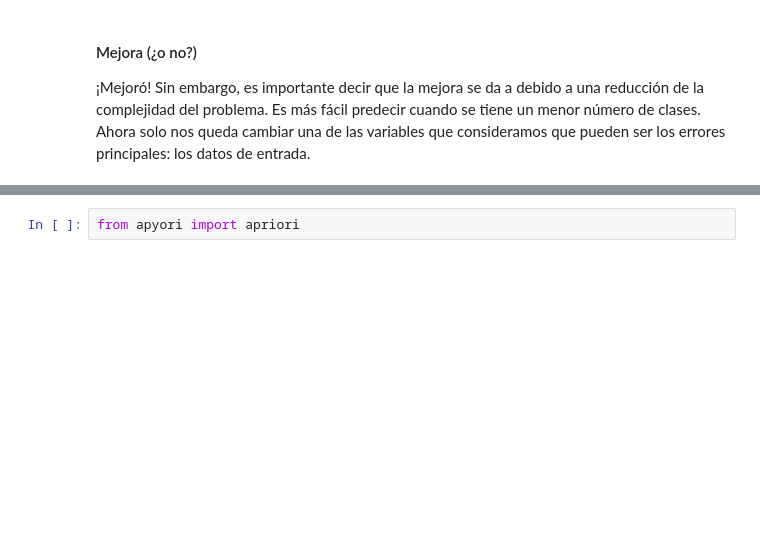
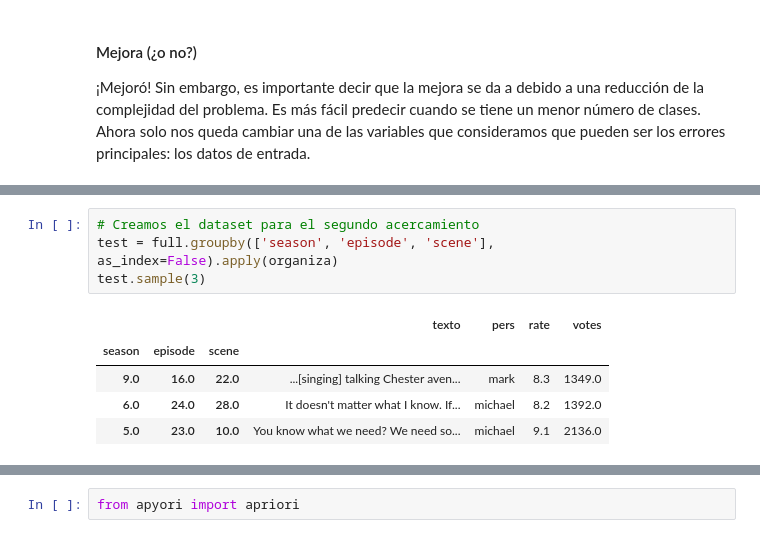
Before and after one commit to jpneg/script-decisions, a Jupyter notebook: texto.ipynb, the cells around one changed output, grey strips where cells are left out. Saved outputs shown, nothing was run; the diff lists cells and outputs as text; blank space fills up the shorter version.

```diff
--- a/texto.ipynb
+++ b/texto.ipynb
@@ -830,0 +851,10 @@ array([[3, 7],
+# %%
+# Creamos el dataset para el segundo acercamiento
+test = full.groupby(['season', 'episode', 'scene'], as_index=False).apply(organiza)
+test.sample(3)
+# %% [output]
+|  |  |  | texto | pers | rate | votes |
+| season | episode | scene |  |  |  |  |
+| 9.0 | 16.0 | 22.0 | ...[singing] talking Chester aven... | mark | 8.3 | 1349.0 |
+| 6.0 | 24.0 | 28.0 | It doesn't matter what I know. If... | michael | 8.2 | 1392.0 |
+| 5.0 | 23.0 | 10.0 | You know what we need? We need so... | michael | 9.1 | 2136.0 |
```
Also changed, not shown: parts of 66 cells of this notebook, 1 other file.
